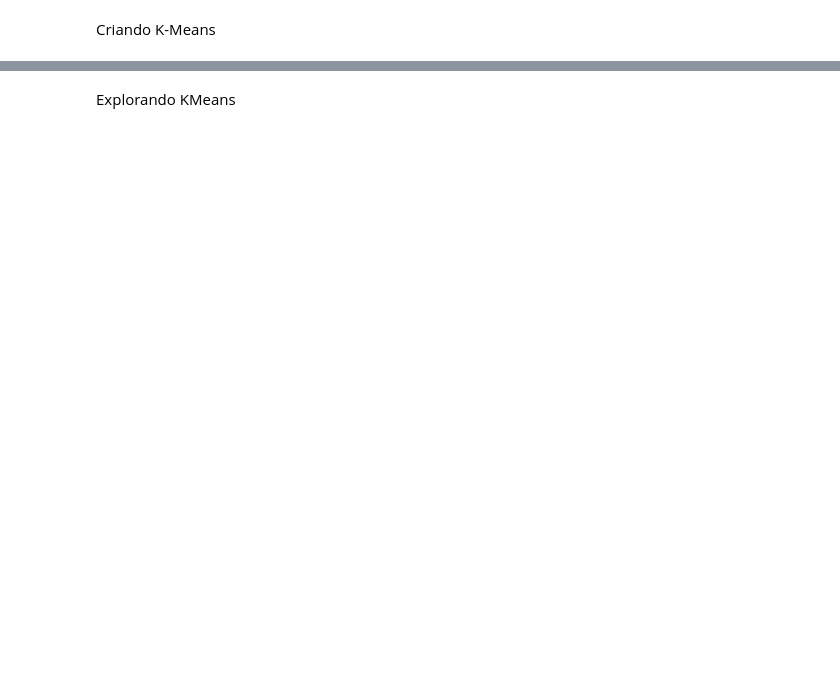
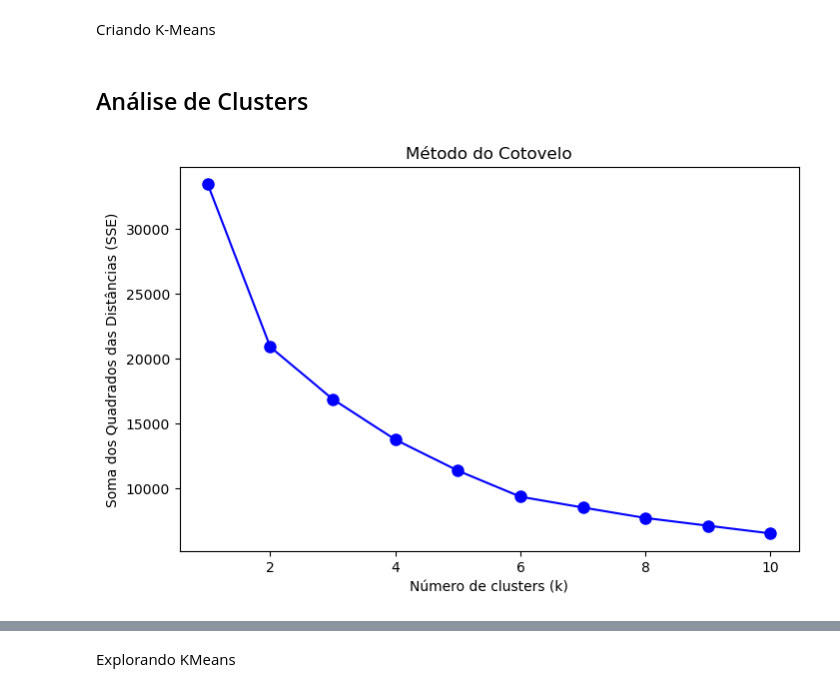
Before and after one commit to Rozana-Malta/click_predict, a Jupyter notebook: ETL/cluster_kmeans_clientes.ipynb, the cells around one changed output, grey strips where cells are left out. Cells and saved outputs as stored; diff of their text form; code cells hidden in the pictures; blank space fills up the shorter version.

```diff
--- a/ETL/cluster_kmeans_clientes.ipynb
+++ b/ETL/cluster_kmeans_clientes.ipynb
@@ -204,3 +197,24 @@ X.fillna(0, inplace=True)
 # --- 6. Normalização
 scaler = StandardScaler()
 X_scaled = scaler.fit_transform(X)
+# %% [markdown]
+## Análise de Clusters
+# %%
+#Análise de Cotovelo
+
+sse = []
+K = range(1, 11)  # testando de 1 até 10 clusters
+for k in K:
+    kmeans = KMeans(n_clusters=k, random_state=42, n_init=10)
+    kmeans.fit(X_scaled)
+    sse.append(kmeans.inertia_)
+
+# Plot do gráfico de cotovelo
+plt.figure(figsize=(8,5))
+plt.plot(K, sse, 'bo-', markersize=8)
+plt.xlabel('Número de clusters (k)')
+plt.ylabel('Soma dos Quadrados das Distâncias (SSE)')
+plt.title('Método do Cotovelo')
+plt.show()
+# %% [output]
+[figure, added]
```
Also changed, not shown: parts of 9 cells of this notebook.
